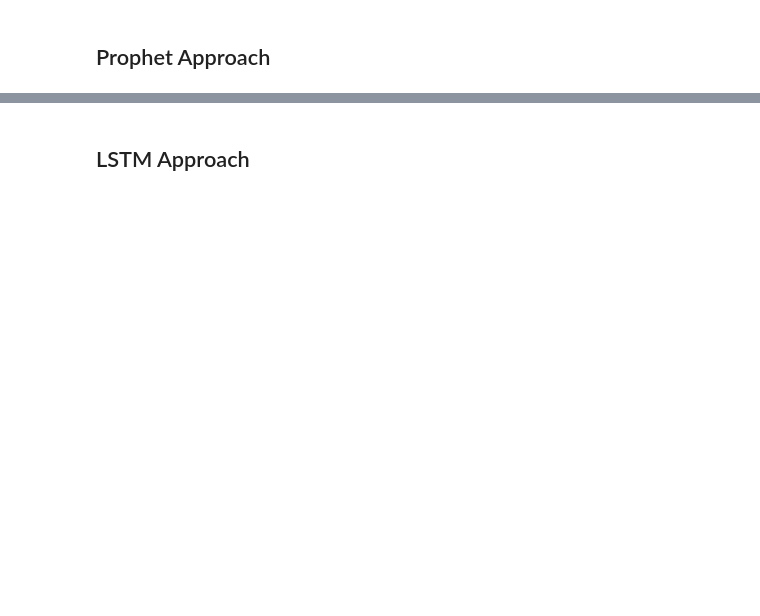
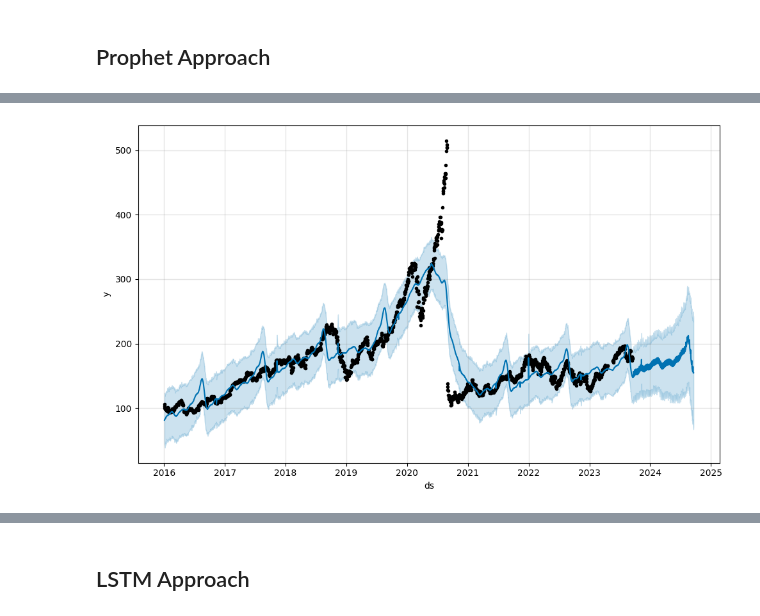
Before and after one commit to Nesto17/AlpaCash, a Jupyter notebook: notebooks/model_training.ipynb, the cells around one changed output, grey strips where cells are left out. Cells and saved outputs as stored; diff of their text form; code cells hidden in the pictures; blank space fills up the shorter version.

```diff
--- a/notebooks/model_training.ipynb
+++ b/notebooks/model_training.ipynb
@@ -80,0 +82,4 @@ future = m.make_future_dataframe(periods=32)
+# %%
+ticker = 'AAPL'
+m, forecast = display_forecast(dataset[dataset['symbol'] == ticker], periods=365, plot_only=False)
+# %% [output]
@@ -81 +88,2 @@ future = m.make_future_dataframe(periods=32)
+[figure, added]
 # %%
```
Also changed, not shown: parts of 14 cells of this notebook, 8 other files.
